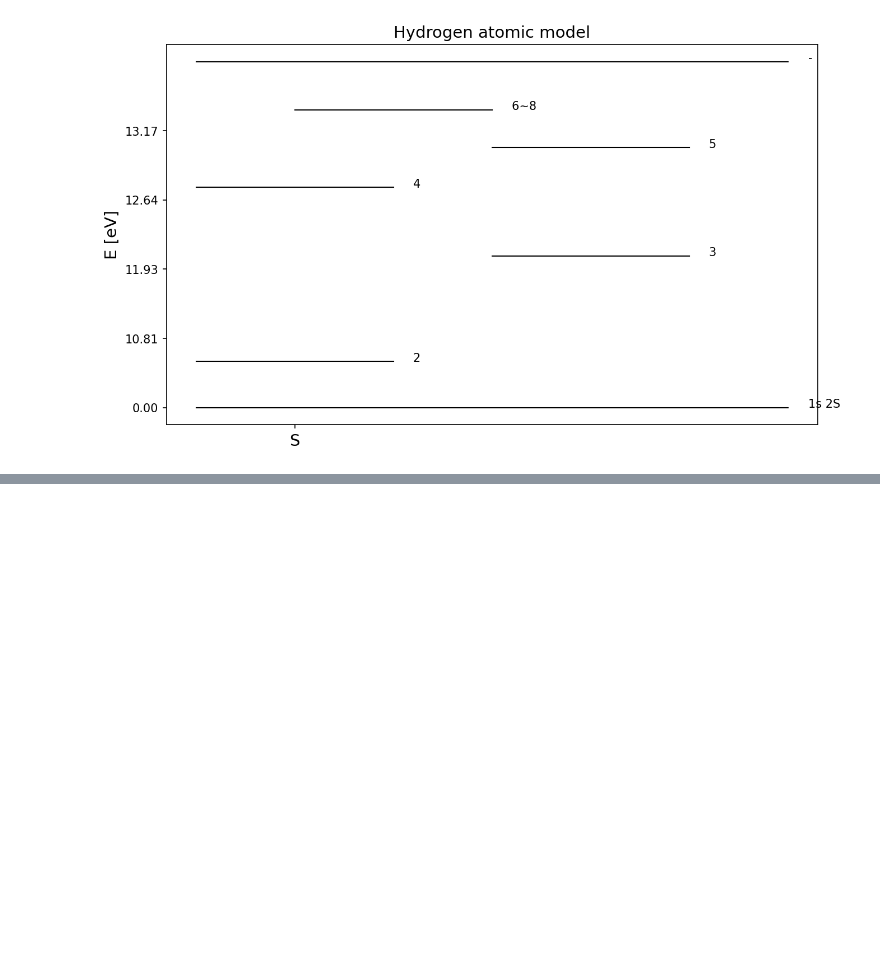
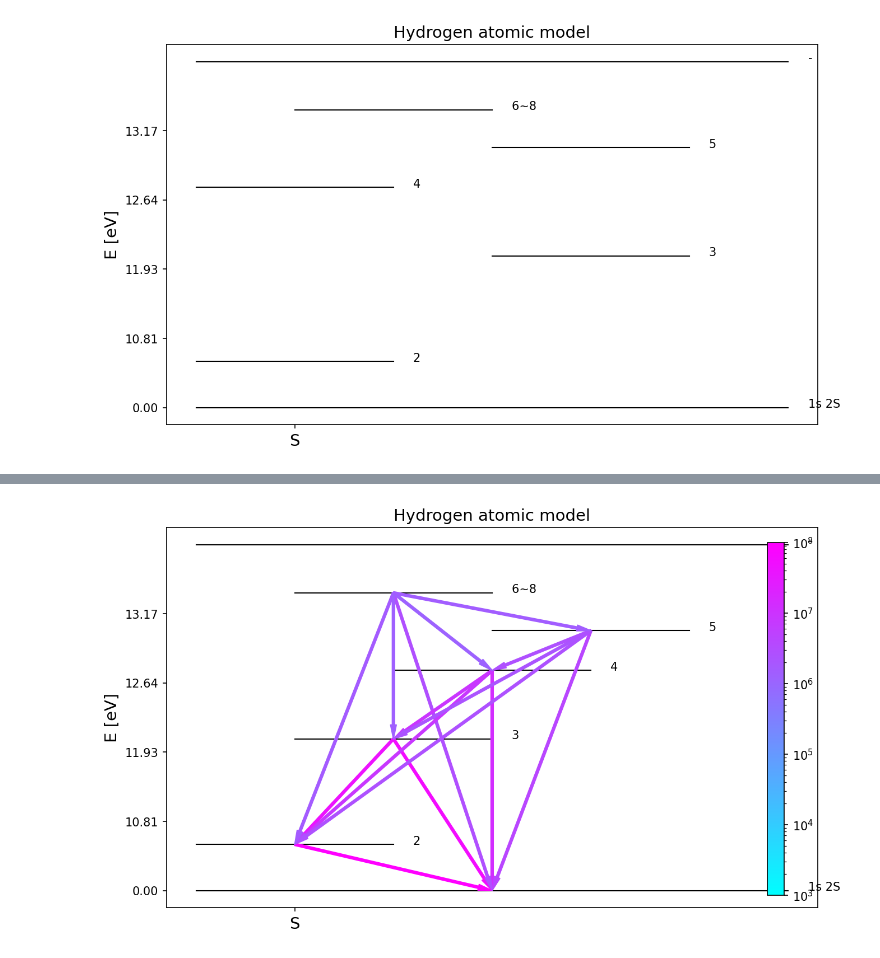
Before and after one commit to kouui/spectra-deprecated, a Jupyter notebook: notebooks/StatisticalEquilibrium/Hydrogen_atom_debug.ipynb, the cells around one changed output, grey strips where cells are left out. Saved outputs shown, nothing was run; the diff lists cells and outputs as text; code cells hidden in the pictures; blank space fills up the shorter version.

```diff
--- a/notebooks/StatisticalEquilibrium/Hydrogen_atom_debug.ipynb
+++ b/notebooks/StatisticalEquilibrium/Hydrogen_atom_debug.ipynb
@@ -451,0 +476,20 @@ gro.show_fig()
+# %%
+gro.make_fig(_figsize=(10,6),_dpi=150, _f=50)
+
+cmap = plt.get_cmap('cool')
+norm = LogNorm(1E3, 1E8, clip=True)
+
+#--------------
+idxI = np.append( atom.Line.idxI, atom.Cont.idxI )
+idxJ = np.append( atom.Line.idxJ, atom.Cont.idxJ )
+#--------------
+rate = np.append( atom.Line.AJI[:], np.zeros(atom.nCont) )
+#--------------
+
+gro.plot_transition_rate(_idxI=idxI,
+                         _idxJ=idxJ,
+                         _rate=rate,
+                         _direction="j->i",
+                         _cmap=cmap, _norm=norm, _abserr=1E-3)
+# %% [output]
+[figure, added]
```
Also changed, not shown: parts of 3 cells of this notebook, 2 other files.
